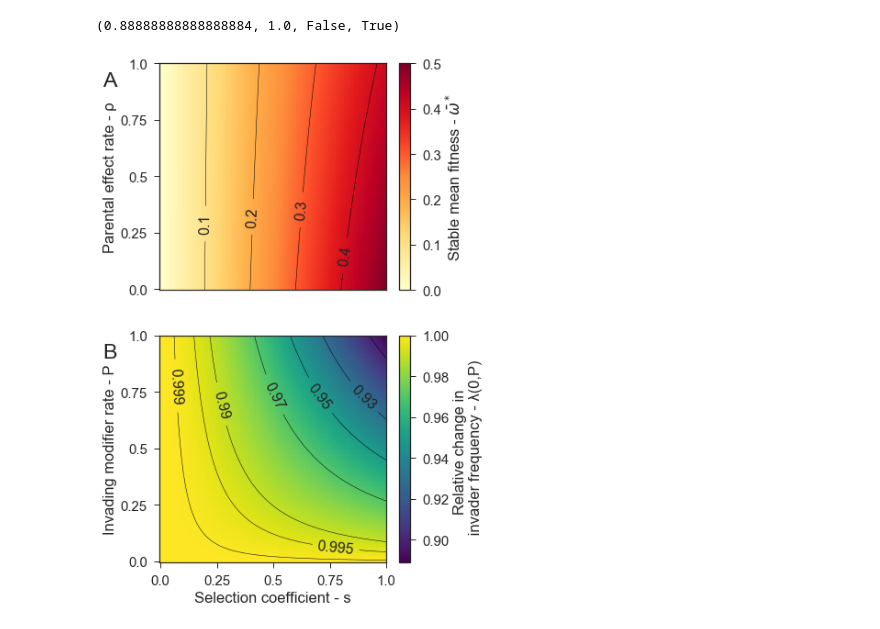
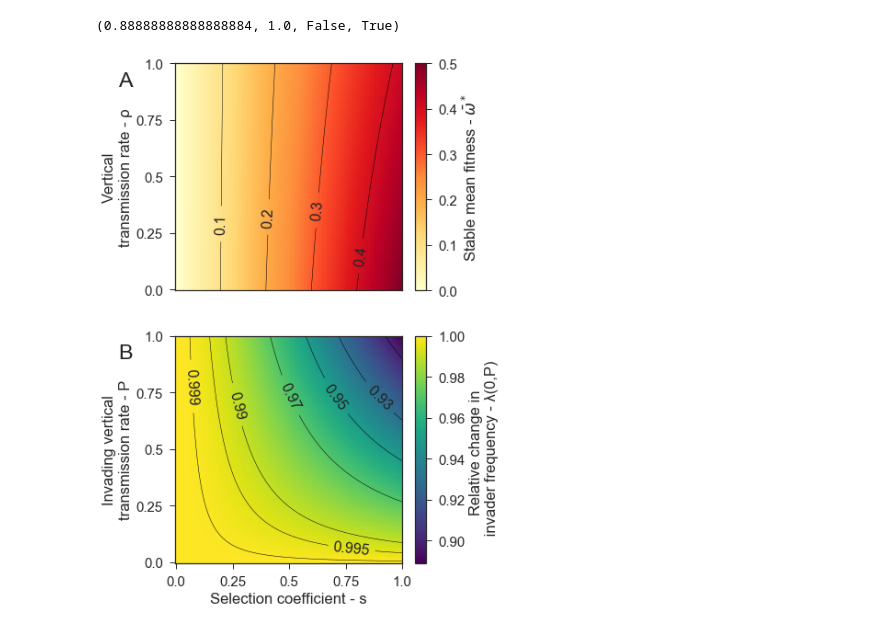
Before and after one commit to yoavram/Milpitas, a Jupyter notebook: notebooks/modifiers recursion.ipynb, the cells around one changed output. Cells and saved outputs as stored; diff of their text form; code cells hidden in the pictures.

```diff
--- a/notebooks/modifiers recursion.ipynb
+++ b/notebooks/modifiers recursion.ipynb
@@ -184,33 +184,33 @@ extent = (-0.5, ww.shape[0], -0.5, ww.shape[1])
 im = ax.imshow(ww, cmap='YlOrRd', origin=(0,0), aspect=1, extent=extent, interpolation='none')
 cntr = ax.contour(ww, levels=np.linspace(0.1, 0.4, 4), aspect=1, linewidths=0.5, colors='k', extent=extent)
 ax.clabel(cntr, fmt=lambda x: '{:.1f}'.format(x), fontsize=16, colors="#252525")
 cb1 = plt.colorbar(im, ax=ax, fraction=0.045, label=r'Stable mean fitness - $\bar{\omega}^*$')
 # ax.set_xlabel('Selection coefficient - s')
-ylabel1 = ax.set_ylabel(r'Parental effect rate - ρ')
+ylabel1 = ax.set_ylabel('Vertical\ntransmission rate - ρ')
 ax.set_xticks([])
 # ax.set_xticklabels(np.linspace(0, 1, 5))
 ax.set_yticks(np.linspace(0, 100, 5))
 ax.set_yticklabels(np.linspace(0, 1, 5))
 
 ax = axes[1]
 extent = (-0.5, λ_.shape[0], -0.5, λ_.shape[1])
 im = ax.imshow(λ_, cmap='viridis', origin=(0,0), aspect=1, extent=extent, interpolation='none')
 cntr = ax.contour(λ_, levels=[0.9, 0.93, 0.95, 0.97, 0.99, 0.995, 0.999], aspect=1, linewidths=0.5, colors='k', extent=extent)
 ax.clabel(cntr, fmt=lambda x: '{:.3g}'.format(x),fontsize=16, colors="#252525")
 # ax.set_xlabel('Selection coefficient - s')
-ylabel2 = ax.set_ylabel('Invading modifier rate - Ρ')
+ylabel2 = ax.set_ylabel('Invading vertical\ntransmission rate - Ρ')
 cb2 = plt.colorbar(im, ax=ax, fraction=0.045, label="Relative change in \n invader frequency - λ(0,Ρ)")
 ax.set_xticks(np.linspace(0, 100, 5))
 ax.set_xticklabels(np.linspace(0, 1, 5))
 ax.set_yticks(np.linspace(0, 100, 5))
 ax.set_yticklabels(np.linspace(0, 1, 5))
 
 axes[1].set_xlabel('Selection coefficient - s')
 fig_panel_labels(axes, xcoord=-0.25, ycoord=0.9)
 # fig.tight_layout()
 
 txt = [ylabel1, ylabel2]
 fig.savefig('../figures/A1B1_EGS_eta_0.pdf', bbox_inches='tight')#, bbox_extra_artists=txt)
 # txt
 # %% [output]
-[figure, old version]
+[figure, new version]
```
Also changed, not shown: parts of 1 cell of this notebook.
